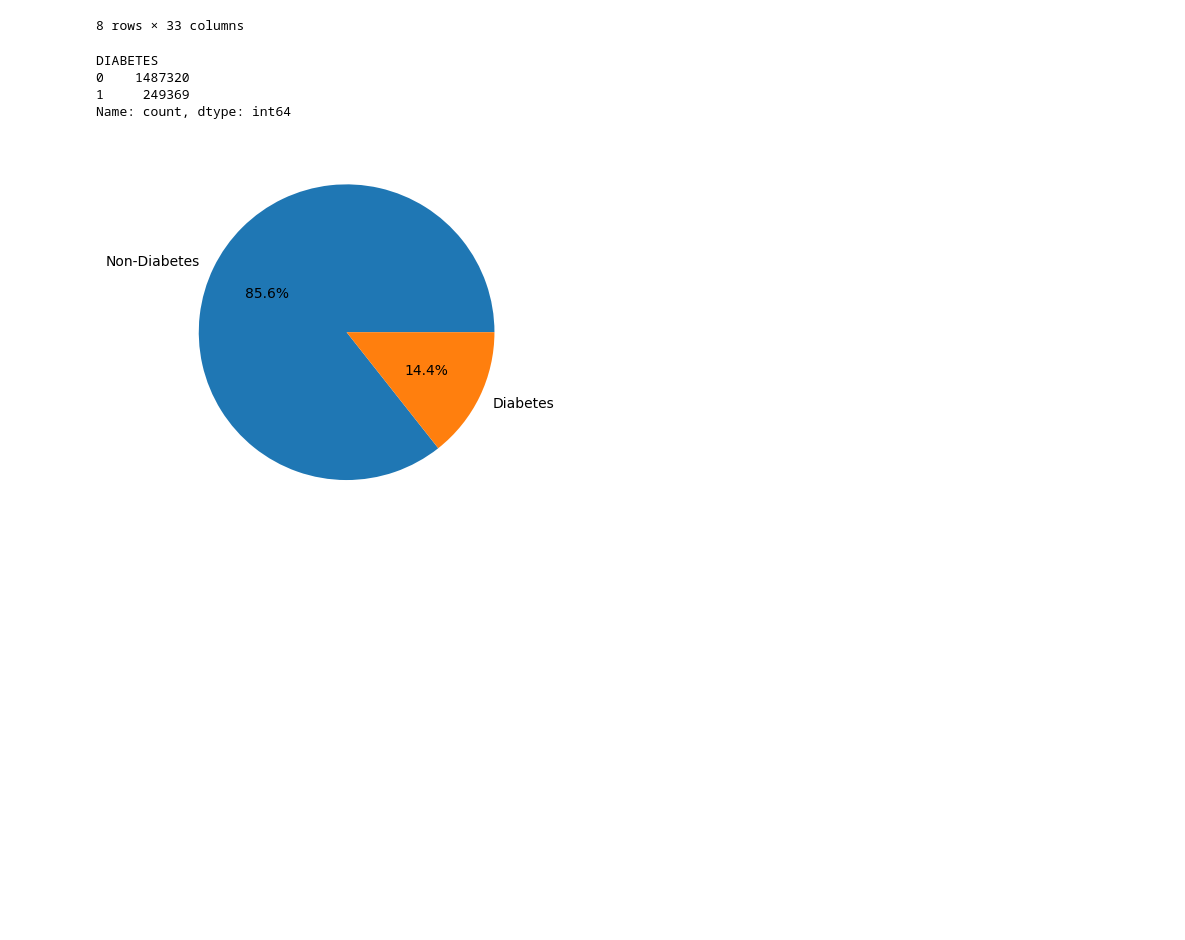
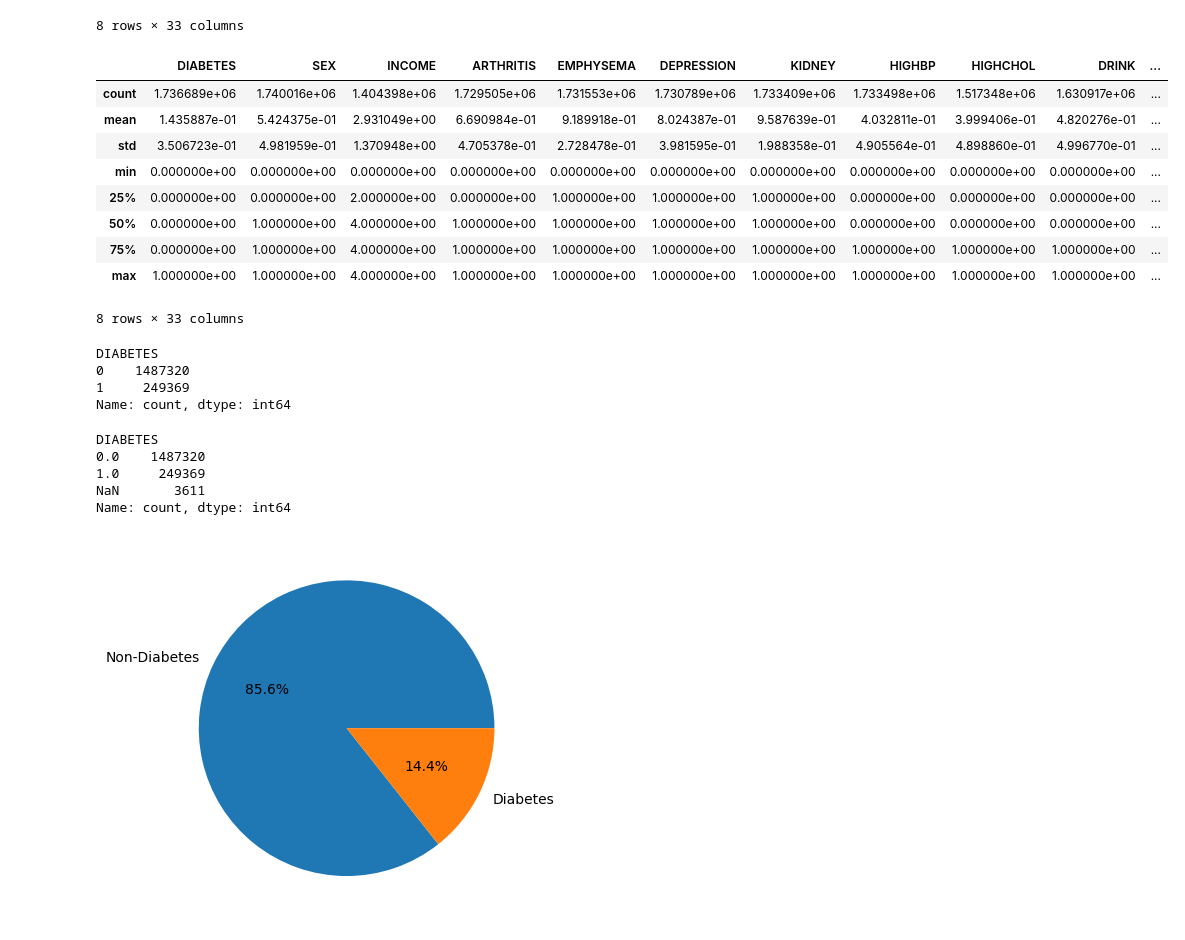
Before and after one commit to starshibrat/xg-shap-experiment, a Jupyter notebook: notebook/eda.ipynb, the cells around one changed output. Saved outputs shown, nothing was run; the diff lists cells and outputs as text; code cells hidden in the pictures; blank space fills up the shorter version.

```diff
--- a/notebook/eda.ipynb
+++ b/notebook/eda.ipynb
@@ -26,6 +27,19 @@ df.describe()
 | 75% | 0.000000e+00 | 1.000000e+00 | 4.000000e+00 | 1.000000e+00 | 1.000000e+00 | 1.000000e+00 | 1.000000e+00 | 1.000000e+00 | 1.000000e+00 | 1.000000e+00 | ... |
 | max | 1.000000e+00 | 1.000000e+00 | 4.000000e+00 | 1.000000e+00 | 1.000000e+00 | 1.000000e+00 | 1.000000e+00 | 1.000000e+00 | 1.000000e+00 | 1.000000e+00 | ... |
 8 rows × 33 columns
+# %%
+dfn.describe()
+# %% [output]
+|  | DIABETES | SEX | INCOME | ARTHRITIS | EMPHYSEMA | DEPRESSION | KIDNEY | HIGHBP | HIGHCHOL | DRINK | ... |
+| count | 1.736689e+06 | 1.740016e+06 | 1.404398e+06 | 1.729505e+06 | 1.731553e+06 | 1.730789e+06 | 1.733409e+06 | 1.733498e+06 | 1.517348e+06 | 1.630917e+06 | ... |
+| mean | 1.435887e-01 | 5.424375e-01 | 2.931049e+00 | 6.690984e-01 | 9.189918e-01 | 8.024387e-01 | 9.587639e-01 | 4.032811e-01 | 3.999406e-01 | 4.820276e-01 | ... |
+| std | 3.506723e-01 | 4.981959e-01 | 1.370948e+00 | 4.705378e-01 | 2.728478e-01 | 3.981595e-01 | 1.988358e-01 | 4.905564e-01 | 4.898860e-01 | 4.996770e-01 | ... |
+| min | 0.000000e+00 | 0.000000e+00 | 0.000000e+00 | 0.000000e+00 | 0.000000e+00 | 0.000000e+00 | 0.000000e+00 | 0.000000e+00 | 0.000000e+00 | 0.000000e+00 | ... |
+| 25% | 0.000000e+00 | 0.000000e+00 | 2.000000e+00 | 0.000000e+00 | 1.000000e+00 | 1.000000e+00 | 1.000000e+00 | 0.000000e+00 | 0.000000e+00 | 0.000000e+00 | ... |
+| 50% | 0.000000e+00 | 1.000000e+00 | 4.000000e+00 | 1.000000e+00 | 1.000000e+00 | 1.000000e+00 | 1.000000e+00 | 0.000000e+00 | 0.000000e+00 | 0.000000e+00 | ... |
+| 75% | 0.000000e+00 | 1.000000e+00 | 4.000000e+00 | 1.000000e+00 | 1.000000e+00 | 1.000000e+00 | 1.000000e+00 | 1.000000e+00 | 1.000000e+00 | 1.000000e+00 | ... |
+| max | 1.000000e+00 | 1.000000e+00 | 4.000000e+00 | 1.000000e+00 | 1.000000e+00 | 1.000000e+00 | 1.000000e+00 | 1.000000e+00 | 1.000000e+00 | 1.000000e+00 | ... |
+8 rows × 33 columns
 # %%
 df.DIABETES.value_counts()
 # %% [output]
@@ -33,6 +47,14 @@ DIABETES
 0    1487320
 1     249369
 Name: count, dtype: int64
+# %%
+dfn.DIABETES.value_counts(dropna=False)
+# %% [output]
+DIABETES
+0.0    1487320
+1.0     249369
+NaN       3611
+Name: count, dtype: int64
 # %%
 fig, ax = plt.subplots()
 ax.pie(x=df.DIABETES.value_counts(), labels=["Non-Diabetes", "Diabetes"], autopct='%1.1f%%')
```
Also changed, not shown: parts of 5 cells of this notebook, 4 other files.
